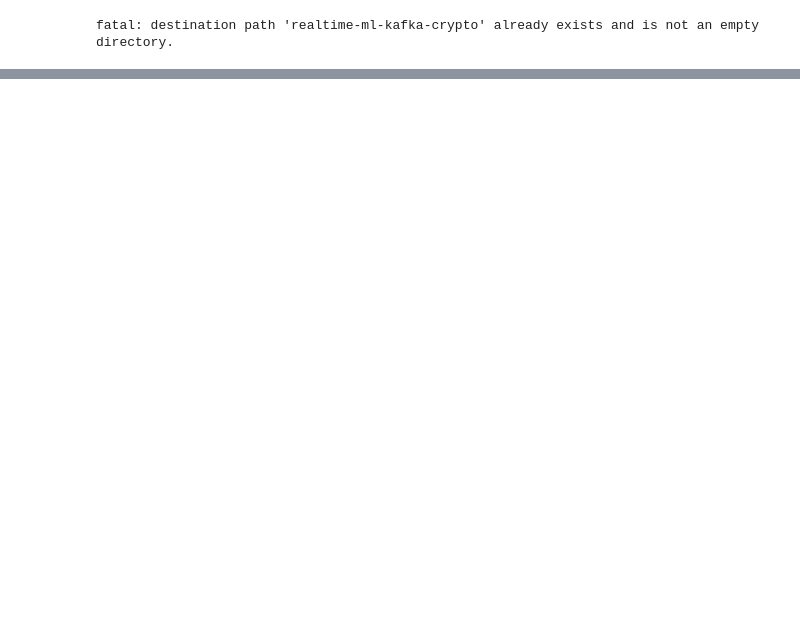
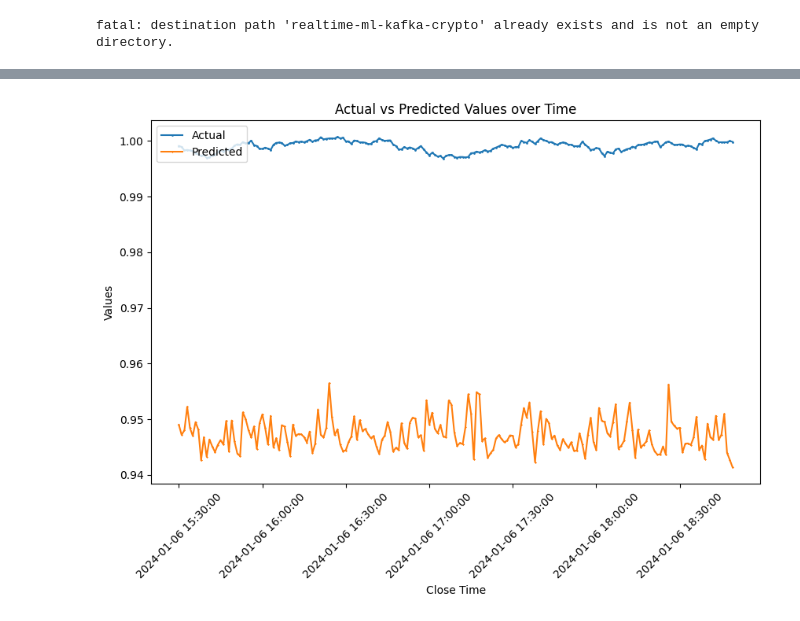
Before and after one commit to kimteespk/realtime-ml-crypto-with-offline-pred-as-attr, a Jupyter notebook: offline_model.ipynb, the cells around one changed output, grey strips where cells are left out. Drawn from its saved outputs; the diff is of its cells as text; code cells hidden in the pictures; blank space fills up the shorter version.

```diff
--- a/offline_model.ipynb
+++ b/offline_model.ipynb
@@ -97,2 +59,5 @@ X_train.shape
+# %%
+train_ind = list(eth_x[:train_size].index)
+test_ind = list(eth_x[train_size:].index)
 # %%
 aim = ['close']
@@ -242,4 +204,4 @@ print("Mean Absolute Error:", mae)
 # %%
 from sklearn.metrics import mean_squared_error
-SCORE_MSE=mean_squared_error(preds, y_test)
-SCORE_MSE
+SCORE_RMSE=mean_squared_error(preds, y_test, squared= False)
+print('SCORE_RMSE :', SCORE_RMSE)
@@ -257,3 +247,43 @@ line_plot(y_test, preds, 'training', 'test', title='')
+# %%
+def line_plot2(y_actual_values, y_predict_values, mae_values, close_times, metric_str ='RMSE'):
+
+    # Plot the line graph with each second as a data point
+    fig, ax1 = plt.subplots(figsize=(10, 6))
+
+    # Plot actual and predicted values
+    ax1.plot(close_times, y_actual_values, label='Actual', marker='o', linestyle='-', markersize=1)
+    ax1.plot(close_times, y_predict_values, label='Predicted', marker='x', linestyle='-', markersize=1)
+
+    # Set labels and title for the first y-axis
+    ax1.set_xlabel('Close Time')
+    ax1.set_ylabel('Values', color='black')
+    ax1.set_title('Actual vs Predicted Values over Time')
+
+    # Show legend for the first y-axis
+    ax1.legend(loc='upper left')
+
+    # Create a second y-axis for MAE values
+    # ax2 = ax1.twinx()
+    # ax2.plot(close_times, mae_values, label=metric_str, marker='x', linestyle=(0, (1, 1)), color='red', markersize=1, alpha= 0.5)
+
+    # Set labels and title for the second y-axis
+    # ax2.set_ylabel(metric_str, color='red')
+
+    # Show legend for the second y-axis
+    # ax2.legend(loc='upper right')
+
+    # Rotate x-axis labels for better readability
+    plt.xticks(rotation=45)
+
+    # Set the x-axis format to show date and time
+    ax1.xaxis.set_major_formatter(mdates.DateFormatter('%Y-%m-%d %H:%M:%S'))
+
+    # Show the plot
+    plt.show()
+# %%
+line_plot2(list(y_test['close']), list(preds), SCORE_RMSE, test_ind)
+# %% [output]
+[figure, added]
 # %%
 # Generate predictions
 preds = model.predict(X_test).squeeze()
```
Also changed, not shown: parts of 23 cells of this notebook, 1 other file.
